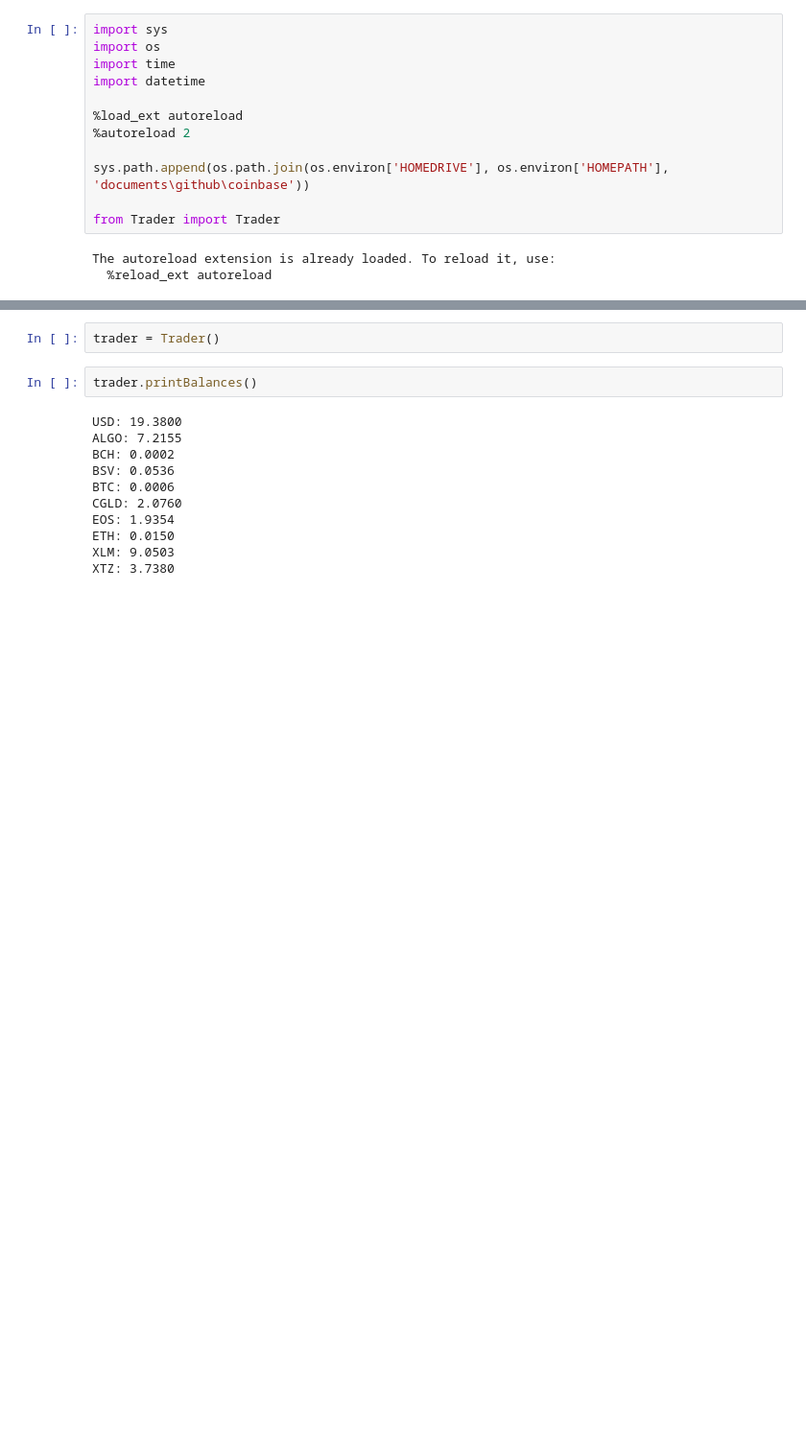
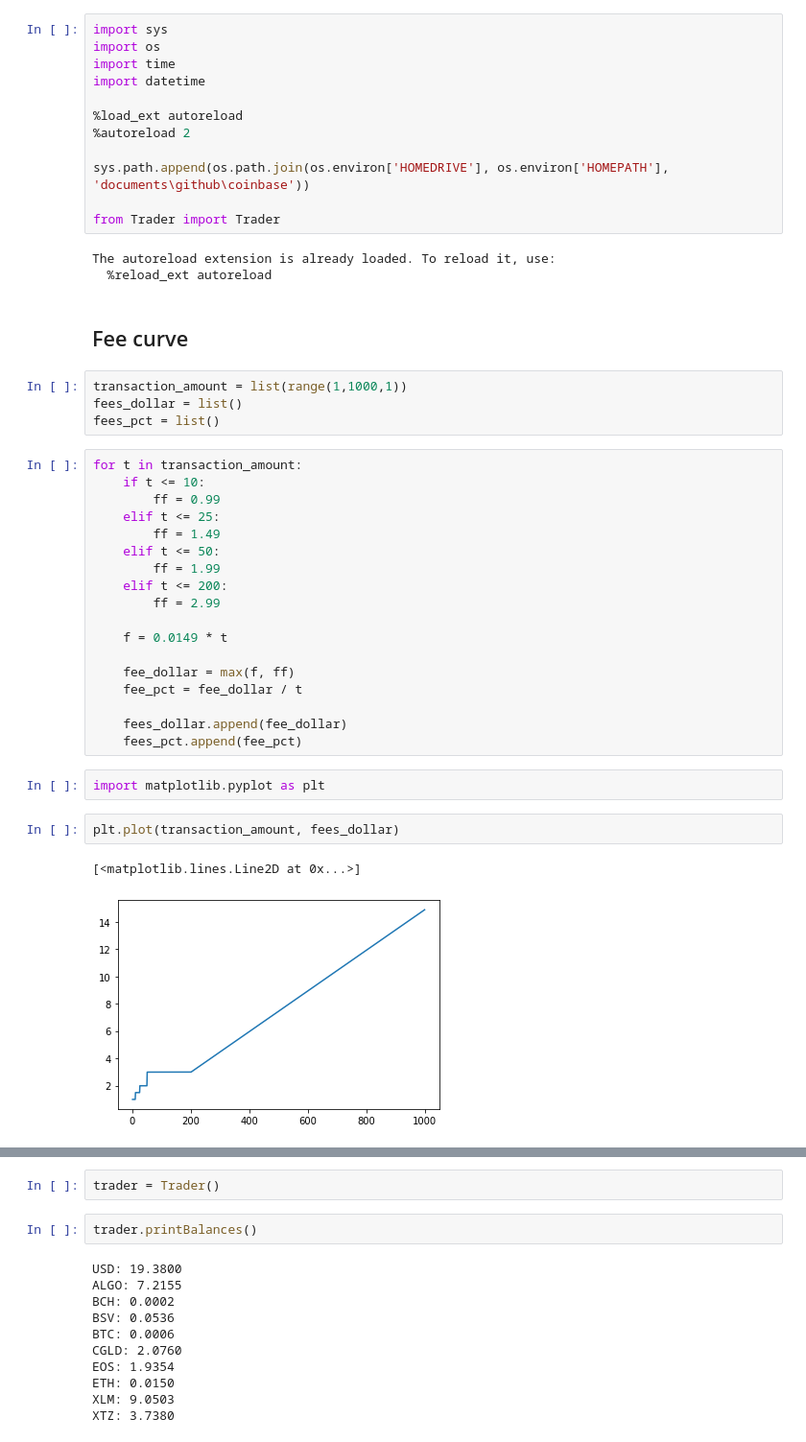
Before and after one commit to lkavenagh/coinbase, a Jupyter notebook: coinbase_algo.ipynb, the cells around one changed output, grey strips where cells are left out. Shown at 96% size. Cells and saved outputs as stored; diff of their text form; blank space fills up the shorter version.

```diff
--- a/coinbase_algo.ipynb
+++ b/coinbase_algo.ipynb
@@ -13,3 +13,34 @@ from Trader import Trader
 # %% [output]
 The autoreload extension is already loaded. To reload it, use:
   %reload_ext autoreload
+# %% [markdown]
+## Fee curve
+# %%
+transaction_amount = list(range(1,1000,1))
+fees_dollar = list()
+fees_pct = list()
+# %%
+for t in transaction_amount:
+    if t <= 10:
+        ff = 0.99
+    elif t <= 25:
+        ff = 1.49
+    elif t <= 50:
+        ff = 1.99
+    elif t <= 200:
+        ff = 2.99
+
+    f = 0.0149 * t
+
+    fee_dollar = max(f, ff)
+    fee_pct = fee_dollar / t
+
+    fees_dollar.append(fee_dollar)
+    fees_pct.append(fee_pct)
+# %%
+import matplotlib.pyplot as plt
+# %%
+plt.plot(transaction_amount, fees_dollar)
+# %% [output]
+[<matplotlib.lines.Line2D at 0x...>]
+[figure, added]
```
Also changed, not shown: parts of 8 cells of this notebook, 2 other files.
